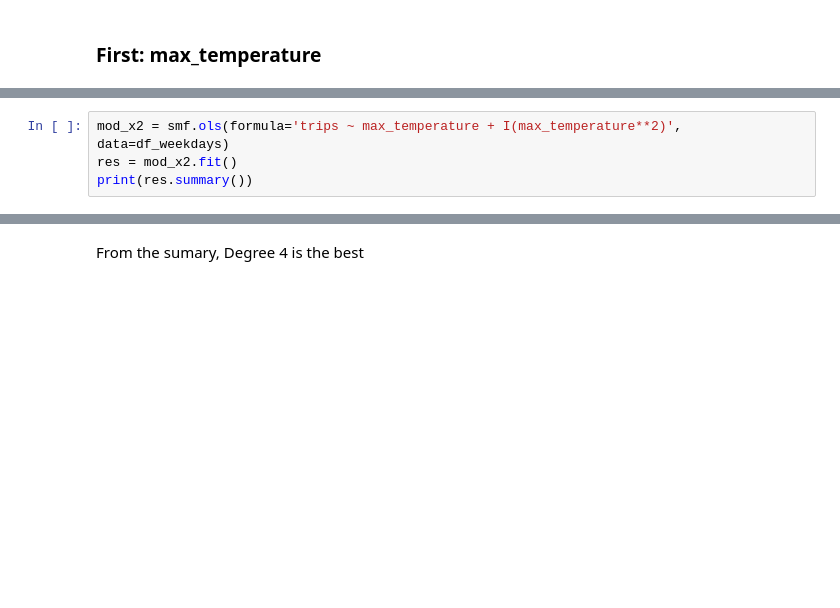
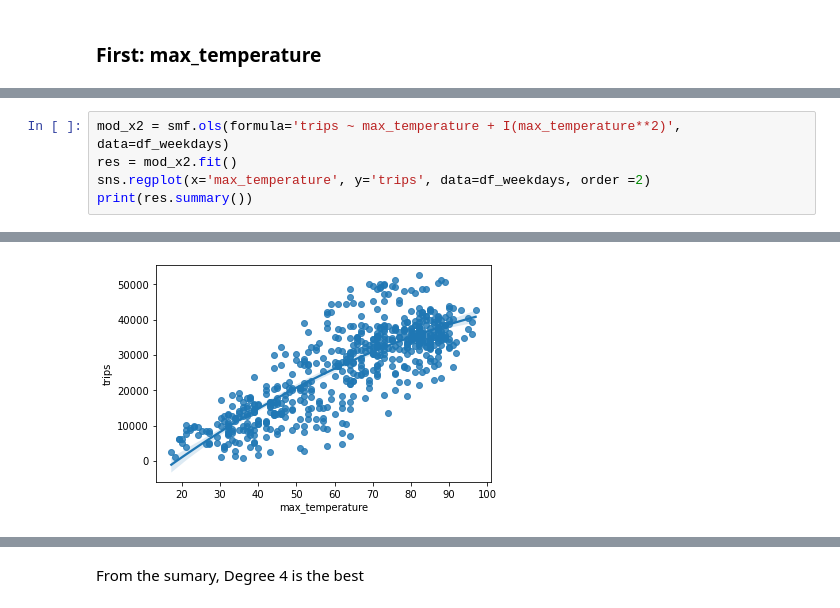
Before and after one commit to JiahuiZhu666/CS506_hw5, a Jupyter notebook: homework5.ipynb, the cells around one changed output, grey strips where cells are left out. Drawn from its saved outputs; the diff is of its cells as text; blank space fills up the shorter version.

```diff
--- a/homework5.ipynb
+++ b/homework5.ipynb
@@ -553,6 +555,7 @@ Notes:
 # %%
 mod_x2 = smf.ols(formula='trips ~ max_temperature + I(max_temperature**2)', data=df_weekdays)
 res = mod_x2.fit()
+sns.regplot(x='max_temperature', y='trips', data=df_weekdays, order =2)
 print(res.summary())
 # %% [output]
                             OLS Regression Results
@@ -565,13 +568,14 @@ Time:                        16:11:07   Log-Likelihood:                -6250.2
 No. Observations:                 608   AIC:                         1.251e+04
 Df Residuals:                     605   BIC:                         1.252e+04
 Df Model:                           2
 Covariance Type:            nonrobust
 ===========================================================================================
 ... (12 lines left out)
 Notes:
 [1] Standard Errors assume that the covariance matrix of the errors is correctly specified.
 [2] The condition number is large, 4.72e+04. This might indicate that there are
 strong multicollinearity or other numerical problems.
+[figure, added]
 # %%
 mod_x3 = smf.ols(formula='trips ~ max_temperature + I(max_temperature**2)+I(max_temperature**3) ', data=df_weekdays)
 res = mod_x3.fit()
```
Also changed, not shown: parts of 12 cells of this notebook.
